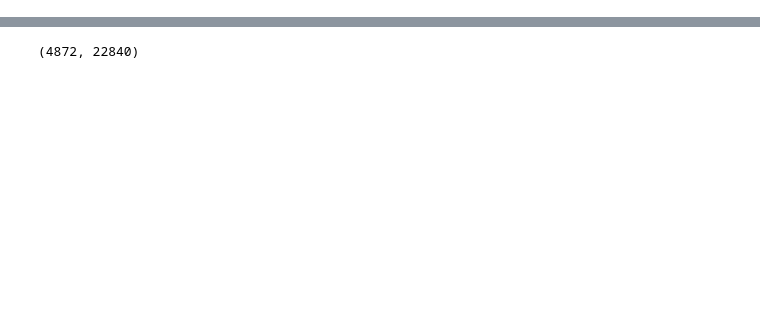
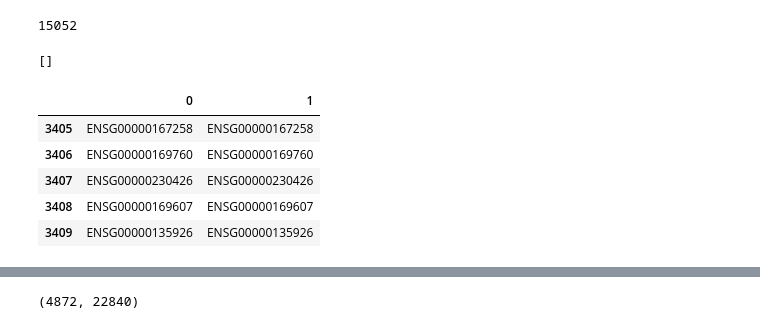
Before and after one commit to ItayShlosberg/classifying-response-to-immunotherapy, a Jupyter notebook: playgrounds/Untitled.ipynb, the cells around one changed output, grey strips where cells are left out. Drawn from its saved outputs; the diff is of its cells as text; code cells hidden in the pictures; blank space fills up the shorter version.

```diff
--- a/playgrounds/Untitled.ipynb
+++ b/playgrounds/Untitled.ipynb
@@ -37,0 +58,3 @@ def str_list_to_float(li):
+# %%
+commonIDs = list(set(idT.index).intersection(set(em.index)))
+print(len(commonIDs))
@@ -37,0 +77,19 @@ def str_list_to_float(li):
+# %%
+print(len(commonIDs))
+idT_1 = idT.loc[commonIDs,]
+idT_1#.reset_index()
+# len(idT_1)
+[[g1,g2] for g1, g2 in zip(commonIDs, list(idT_1.index)) if g1!=g2]
+# em = em.loc[commonIDs,]
+# %% [output]
+15052
+[]
+# %%
+pd.DataFrame(list(zip(commonIDs, list(idT_1.index)))).iloc[3405:3410]
+# %% [output]
+|  | 0 | 1 |
+| 3405 | ENSG00000167258 | ENSG00000167258 |
+| 3406 | ENSG00000169760 | ENSG00000169760 |
+| 3407 | ENSG00000230426 | ENSG00000230426 |
+| 3408 | ENSG00000169607 | ENSG00000169607 |
+| 3409 | ENSG00000135926 | ENSG00000135926 |
```
Also changed, not shown: parts of 18 cells of this notebook, 7 other files.
